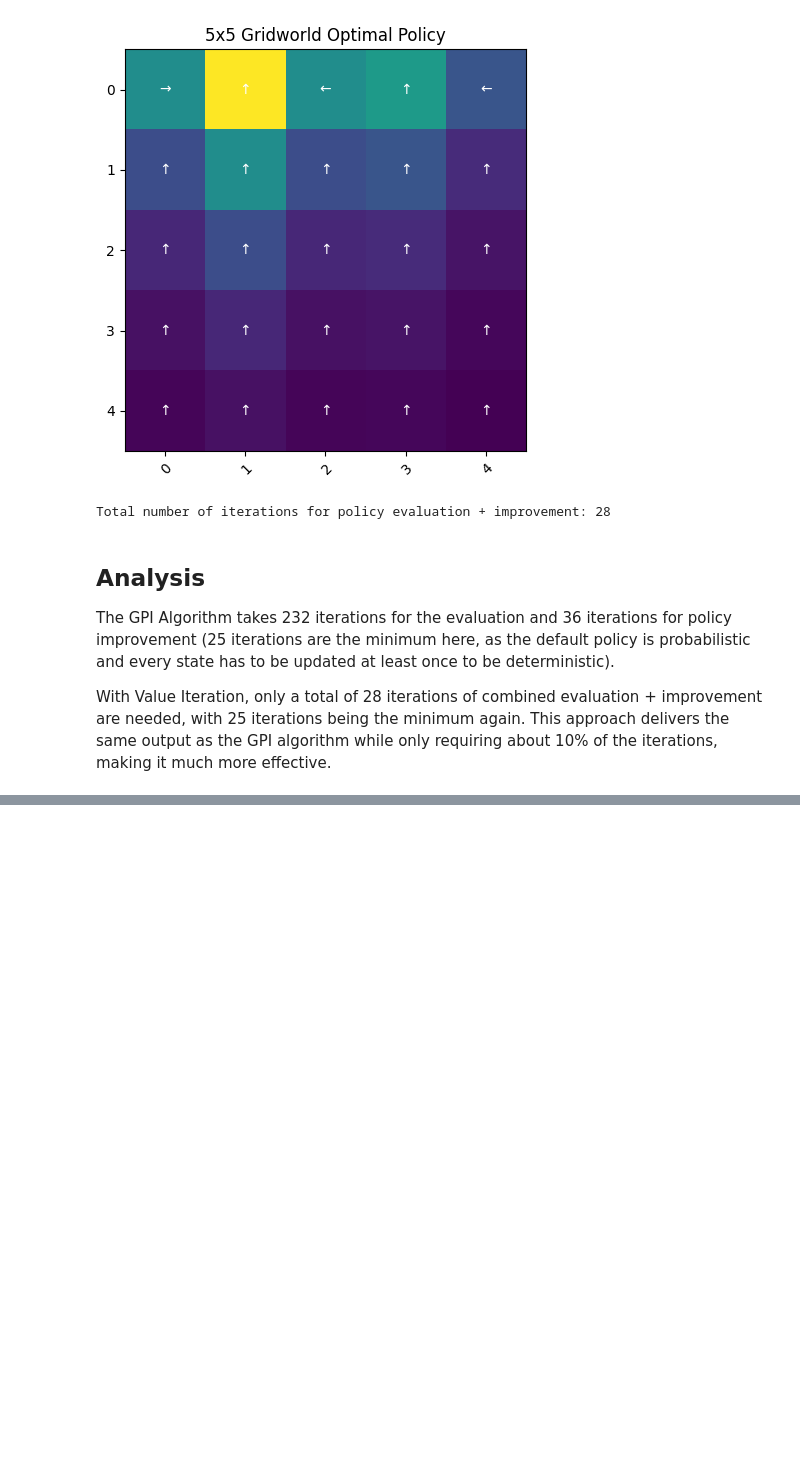
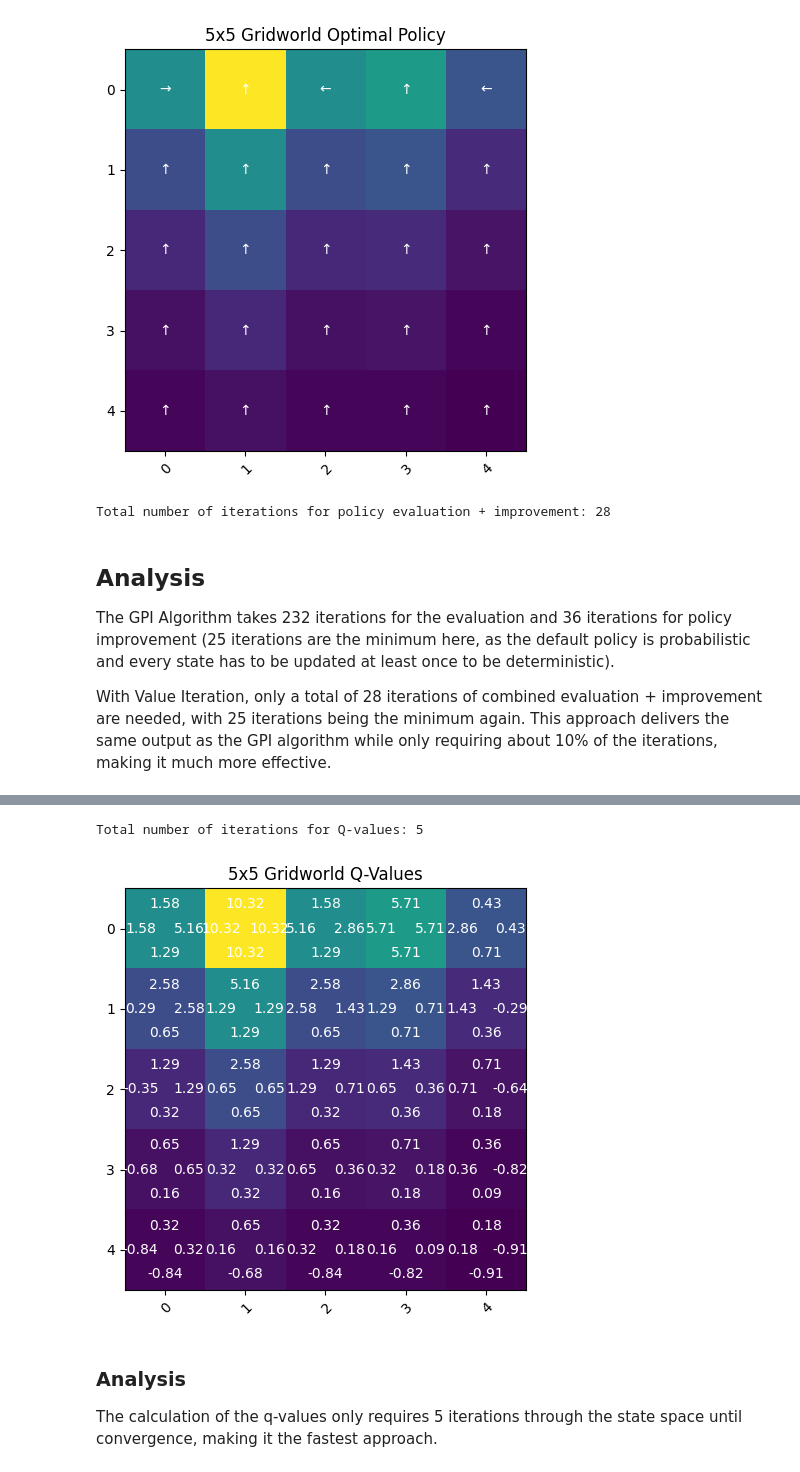
Before and after one commit to Fynn12345/DRL, a Jupyter notebook: sheet3/example_gridworld/B3A1.ipynb, the cells around one changed output, grey strips where cells are left out. Cells and saved outputs as stored; diff of their text form; code cells hidden in the pictures; blank space fills up the shorter version.

```diff
--- a/sheet3/example_gridworld/B3A1.ipynb
+++ b/sheet3/example_gridworld/B3A1.ipynb
@@ -269,0 +324,10 @@ With Value Iteration, only a total of 28 iterations of combined evaluation + imp
+# %%
+av_policy = Policy()
+av = ActionValue(env, av_policy, 0.5)
+av.plot_q_values()
+# %% [output]
+Total number of iterations for Q-values: 5
+[figure, added]
+# %% [markdown]
+### Analysis
+The calculation of the q-values only requires 5 iterations through the state space until convergence, making it the fastest approach.
```
Also changed, not shown: parts of 2 cells of this notebook.
